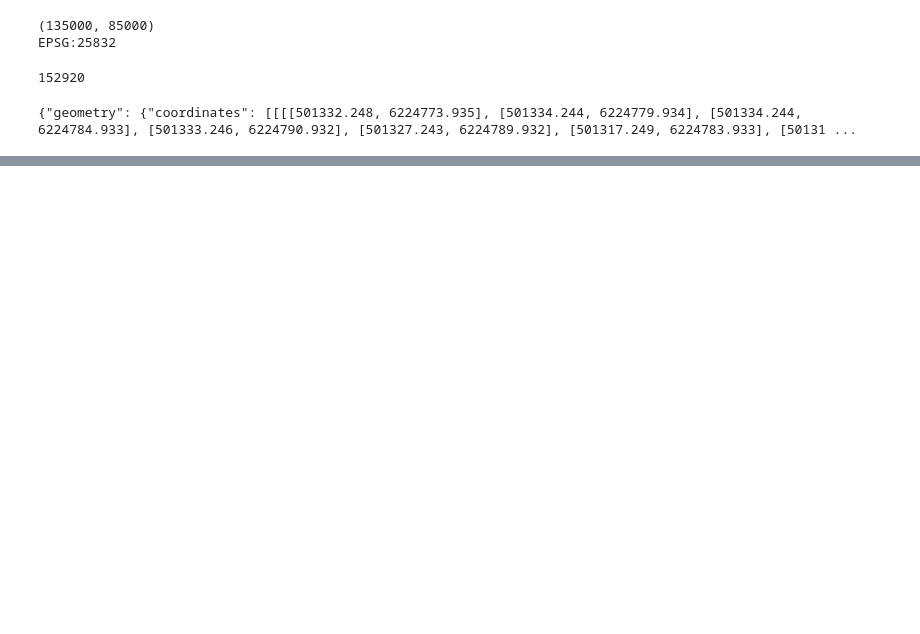
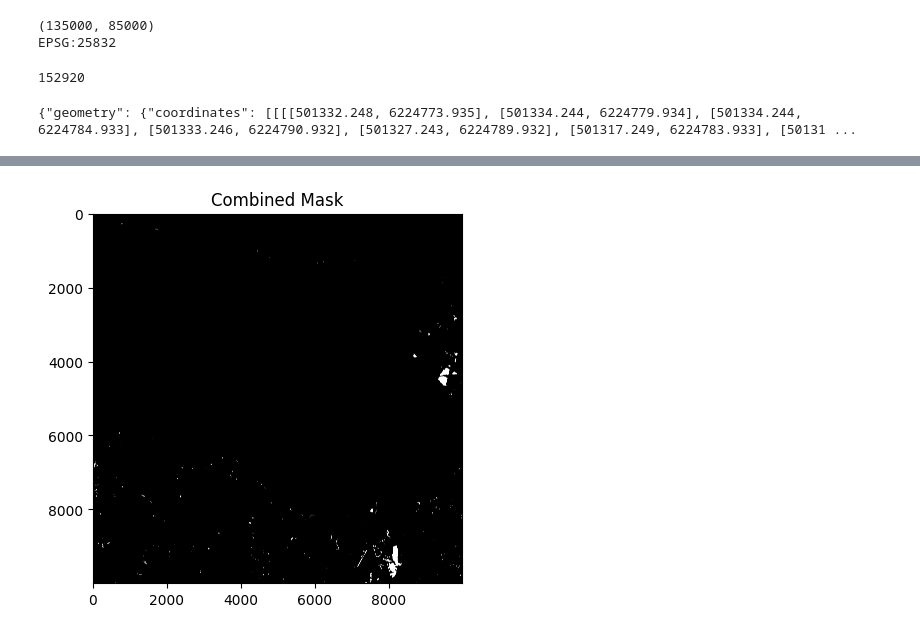
Before and after one commit to nataliehh/project-in-science-studies, a Jupyter notebook: polygon-to-pixel.ipynb, the cells around one changed output, grey strips where cells are left out. Cells and saved outputs as stored; diff of their text form; code cells hidden in the pictures; blank space fills up the shorter version.

```diff
--- a/polygon-to-pixel.ipynb
+++ b/polygon-to-pixel.ipynb
@@ -29,7 +29,7 @@ print(tif_file.crs)
 EPSG:25832
 # %%
 gj_features = []
-for feature in tqdm(gj['features']):
+for feature in gj['features']:
     if feature['properties']['Natyp_kode'] == 6: # Code for lakes is 6
         gj_features.append(feature)
 print(len(gj_features))
@@ -45,7 +45,6 @@ failed = 0
 for i, feature in tqdm(enumerate(gj_features)):
     geometry = feature['geometry']
     coords = geometry['coordinates']
-    coords_np = np.array(coords[0][0])
 
     try:
         poly = MultiPolygon(coords)
@@ -89,6 +88,7 @@ for i, feature in tqdm(enumerate(gj_features)):
     except: # Skip any polygons which can't be parsed
         failed += 1
         continue
+    break
 print(f'Failed to convert {failed} annotations')
 # %% [output]
 <MULTIPOLYGON (((16 3, 18 9, 18 14, 17 20, 11 19, 1 13, 0 10, 3 4, 8 1, 13 0...>
@@ -107,6 +107,6 @@ Failed to convert 3925 annotations
 # %%
 %%time
 import json
-with open('denmark_annotations.json', 'w') as f:
-    json.dump(dataset, f)
+# with open('denmark_annotations.json', 'w') as f:
+#     json.dump(dataset, f)
 # %% [output]
@@ -130,0 +181,7 @@ print(arr_2.shape)
+# %%
+# Display the mask
+x, y = 2400, 64000
+plt.imshow(mask[x:x+10000, y:y+10000], cmap='gray')
+plt.show()
+# %% [output]
+[figure, added]
```
Also changed, not shown: parts of 6 cells of this notebook, 4 other files.
